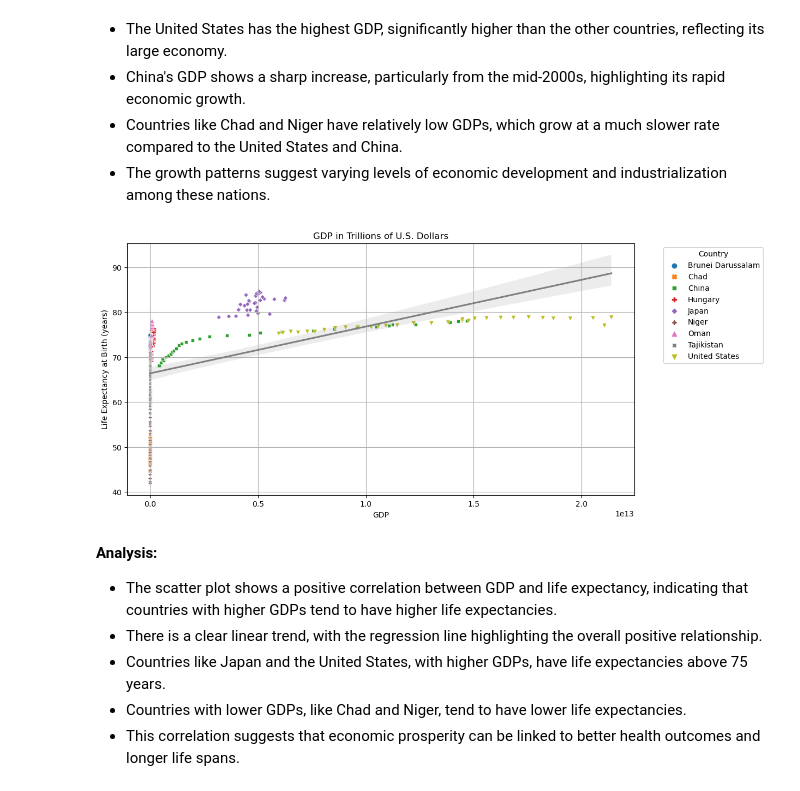
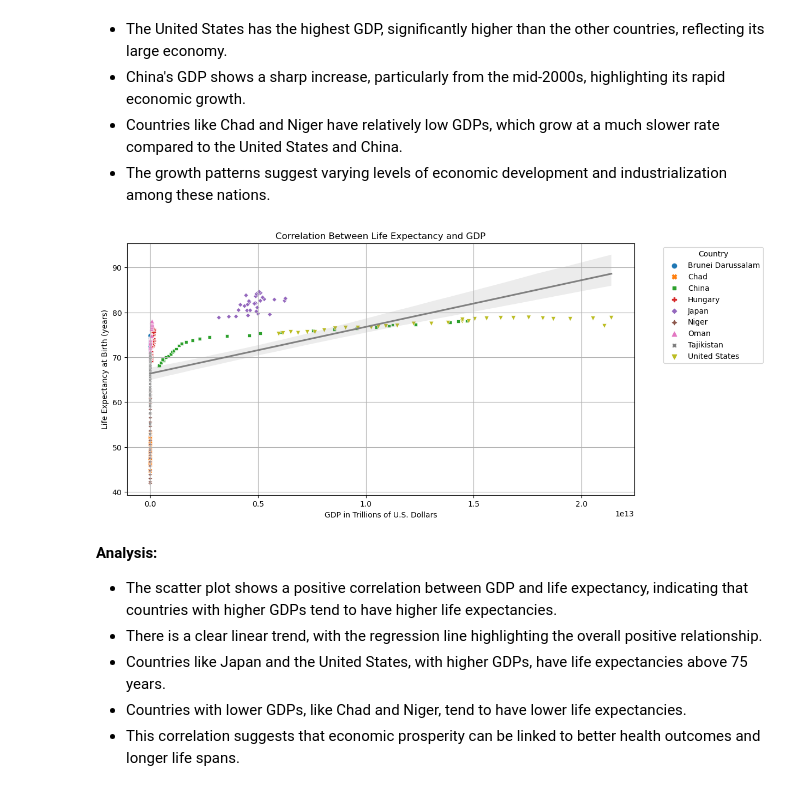
Before and after one commit to imrul10/gdp-life-expectancy-analysis, a Jupyter notebook: life_expectancy_gdp.ipynb, the cells around one changed output. Drawn from its saved outputs; the diff is of its cells as text; code cells hidden in the pictures.

```diff
--- a/life_expectancy_gdp.ipynb
+++ b/life_expectancy_gdp.ipynb
@@ -599,32 +599,32 @@ plt.show()
 # %%
 # Scatter plot with regression line to show correlation between GDP and life expectancy
 plt.figure(figsize=(12, 6))
 sns.scatterplot(
     data=merged_df_sorted,
     x='GDP',
     y='LEB',
     hue='Country',
     style='Country'
 )
 sns.regplot(
     data=merged_df_sorted,
     x='GDP',
     y='LEB',
     scatter=False,
     color='gray'
 )
 plt.title('Correlation Between Life Expectancy and GDP')
-plt.title('GDP in Trillions of U.S. Dollars')
+plt.xlabel('GDP in Trillions of U.S. Dollars')
 plt.ylabel('Life Expectancy at Birth (years)')
 plt.legend(
     title='Country',
     bbox_to_anchor=(1.05, 1)
 
 )
 plt.grid(True)
 plt.show()
 # %% [output]
-[figure, old version]
+[figure, new version]
 # %% [markdown]
 **Analysis:**
 - The scatter plot shows a positive correlation between GDP and life expectancy, indicating that countries with higher GDPs tend to have higher life expectancies.
```
Also changed, not shown: parts of 1 cell of this notebook.
